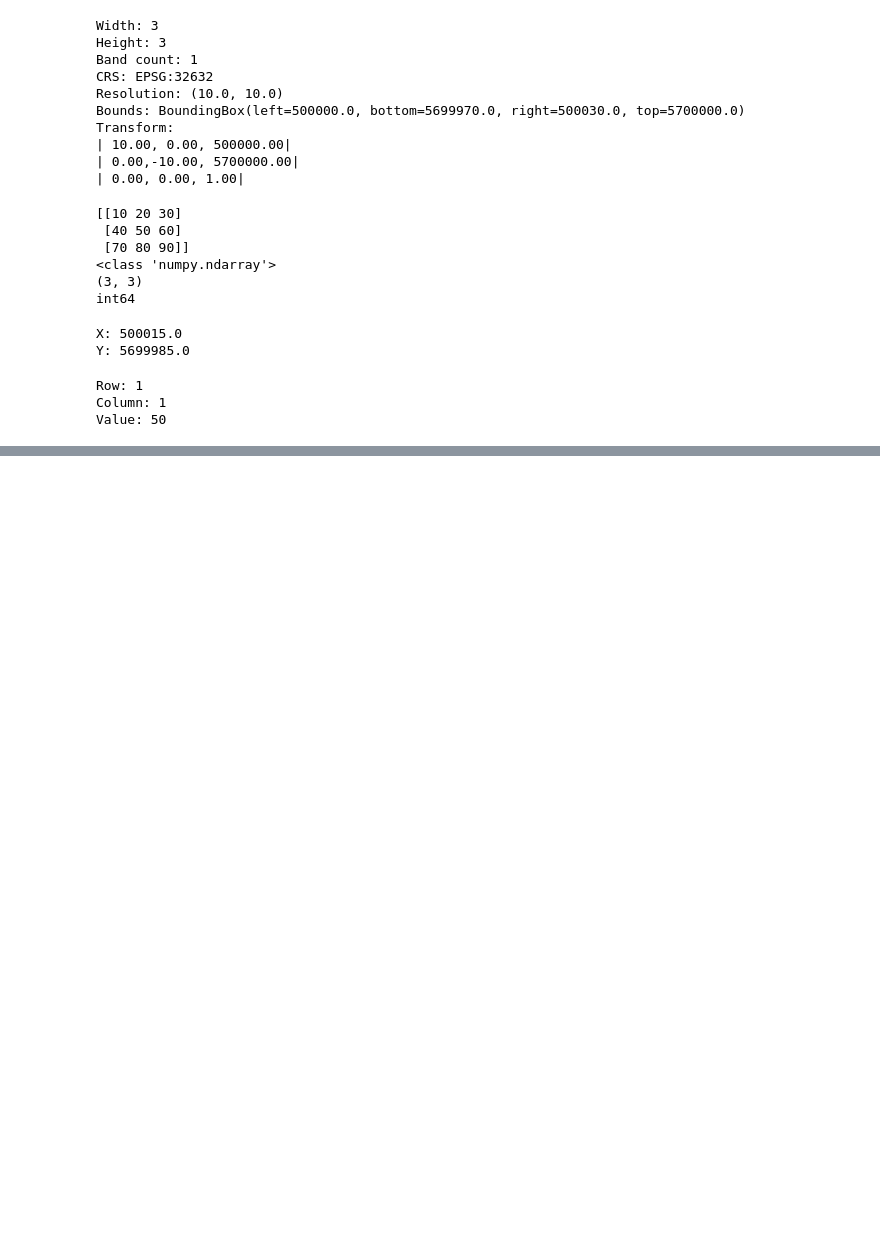
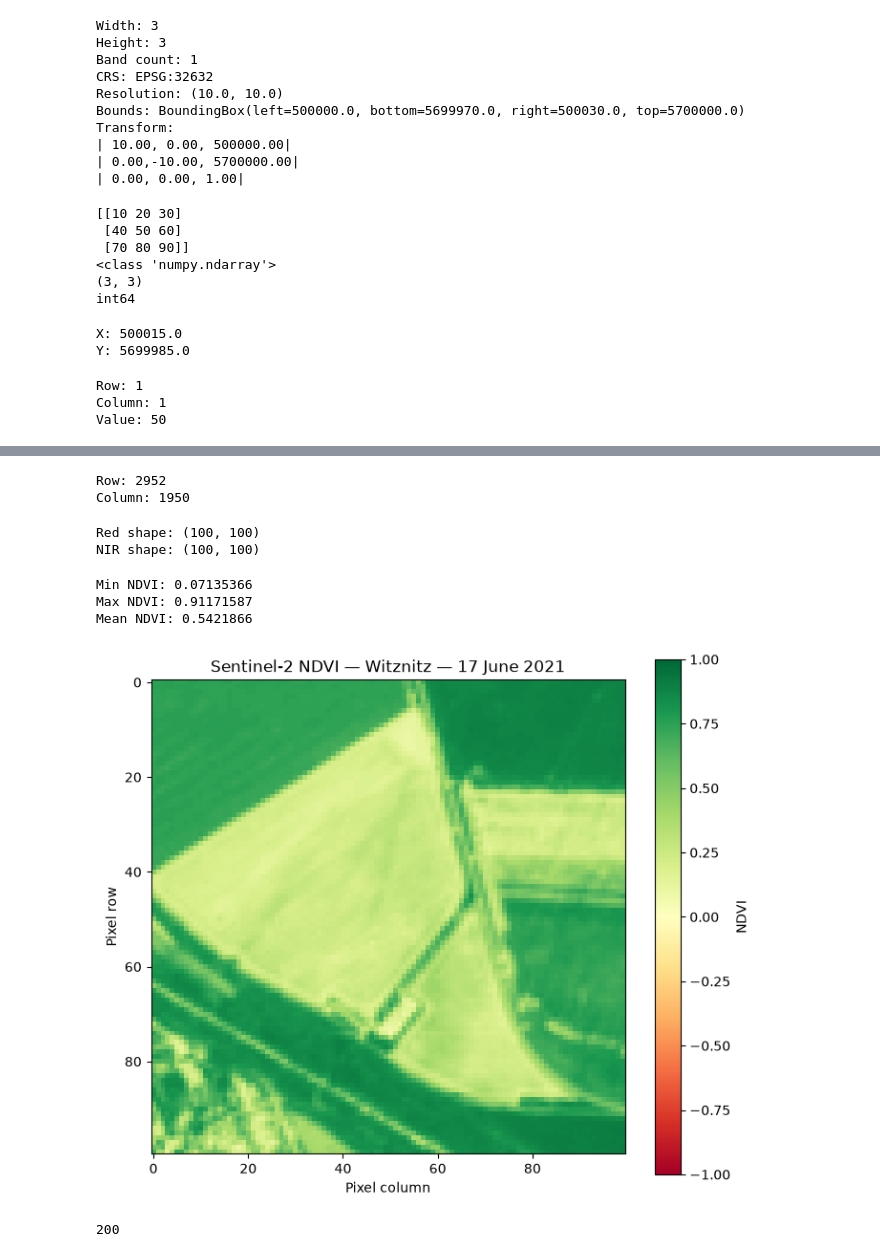
Before and after one commit to joyalresearch/iris-lite, a Jupyter notebook: notebooks/raster_forensics.ipynb, the cells around one changed output, grey strips where cells are left out. Saved outputs shown, nothing was run; the diff lists cells and outputs as text; code cells hidden in the pictures; blank space fills up the shorter version.

Commit message:
Explore Sentinel-2 acquisition NDVI and SCL

```diff
--- a/notebooks/raster_forensics.ipynb
+++ b/notebooks/raster_forensics.ipynb
@@ -114,0 +768,78 @@ Value: 50
+# %%
+with rasterio.open(b04_path) as src:
+    row, col = src.index(x, y)
+
+print("Row:", row)
+print("Column:", col)
+# %% [output]
+Row: 2952
+Column: 1950
+# %%
+half_size = 50
+
+window = (
+    (row - half_size, row + half_size),
+    (col - half_size, col + half_size)
+)
+
+with rasterio.open(b04_path) as red_src:
+    red_raw = red_src.read(1, window=window)
+
+with rasterio.open(b08_path) as nir_src:
+    nir_raw = nir_src.read(1, window=window)
+
+print("Red shape:", red_raw.shape)
+print("NIR shape:", nir_raw.shape)
+# %% [output]
+Red shape: (100, 100)
+NIR shape: (100, 100)
+# %%
+red = (
+    red_raw.astype("float32")
+    * b04_asset["raster:scale"]
+    + b04_asset["raster:offset"]
+)
+
+nir = (
+    nir_raw.astype("float32")
+    * b08_asset["raster:scale"]
+    + b08_asset["raster:offset"]
+)
+# %%
+import numpy as np
+
+denominator = nir + red
+
+ndvi = np.full(red.shape, np.nan, dtype="float32")
+
+valid = denominator != 0
+
+ndvi[valid] = (
+    (nir[valid] - red[valid])
+    / denominator[valid]
+)
+
+print("Min NDVI:", np.nanmin(ndvi))
+print("Max NDVI:", np.nanmax(ndvi))
+print("Mean NDVI:", np.nanmean(ndvi))
+# %% [output]
+Min NDVI: 0.07135366
+Max NDVI: 0.91171587
+Mean NDVI: 0.5421866
+# %%
+import matplotlib.pyplot as plt
+
+plt.figure(figsize=(8, 7))
+plt.imshow(ndvi, cmap="RdYlGn", vmin=-1, vmax=1)
+plt.colorbar(label="NDVI")
+plt.title("Sentinel-2 NDVI — Witznitz — 17 June 2021")
+plt.xlabel("Pixel column")
+plt.ylabel("Pixel row")
+plt.show()
+# %% [output]
+[figure, added]
+# %%
+auth_response = requests.post(auth_url, data=auth_data)
+print(auth_response.status_code)
+# %% [output]
+200
```
Also changed, not shown: parts of 58 cells of this notebook.
